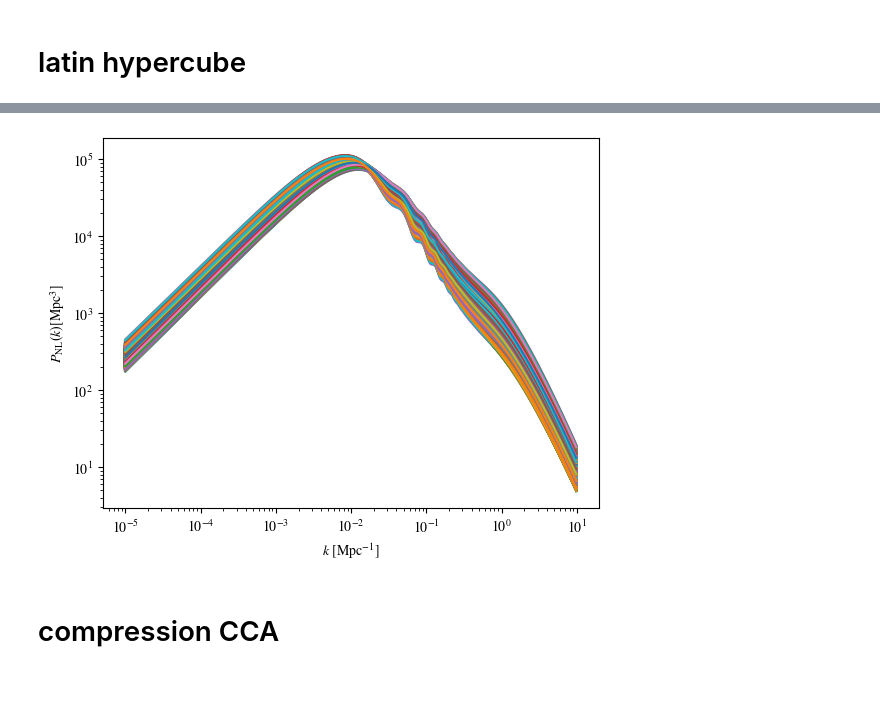
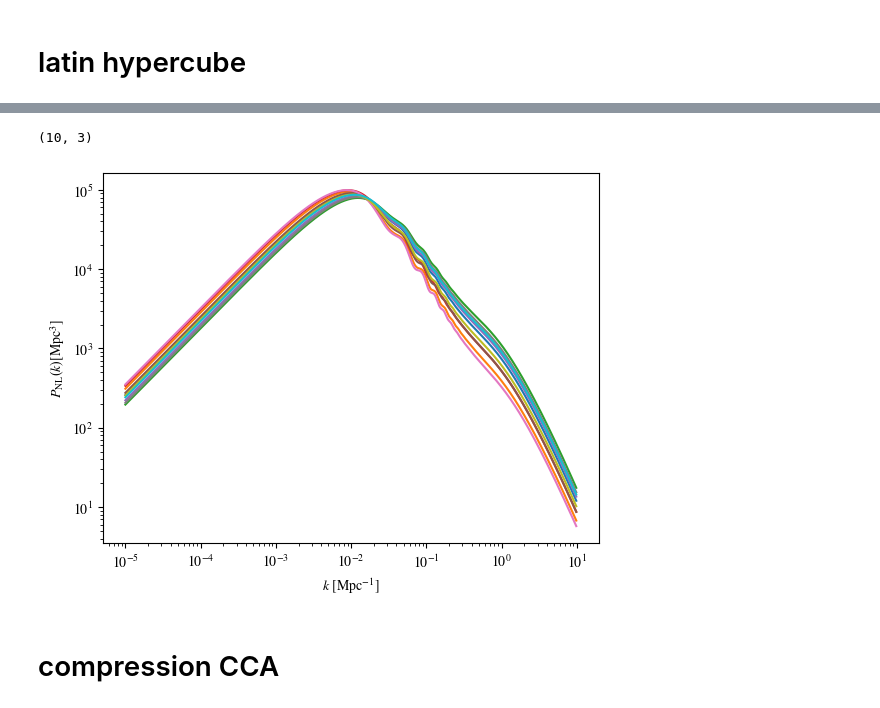
Before and after one commit to davidesciotti/AstroDat, a Jupyter notebook: power_spectrum_beth.ipynb, the cells around one changed output, grey strips where cells are left out. Saved outputs shown, nothing was run; the diff lists cells and outputs as text; code cells hidden in the pictures.

Commit message:
sbi stuff, now with 3 params

```diff
--- a/power_spectrum_beth.ipynb
+++ b/power_spectrum_beth.ipynb
@@ -75,56 +105,70 @@ bounds_dict={
 # %%
 from scipy.stats import qmc
-def HypercubeGo(cosmo_params_dict,bounds_dict,N_samples):
-    d = len(cosmo_params_dict.items()) # dimension of the parameter space.
+def HypercubeGo(params,N_samples):
+    d = len(params) # dimension of the parameter space.
     sampler = qmc.LatinHypercube(d)
     sample = sampler.random(n=N_samples)
     # change limits for each param
-    for i,item in enumerate(cosmo_params_dict.items()):
-        param=item[0]
+    for i,param in enumerate(params):
         lower_bound,upper_bound=bounds_dict[param]
         dlt=upper_bound-lower_bound
         sample[:,i]*=dlt
         sample[:,i]+=lower_bound
     return sample
 
-def MPkHypercube(i,sample):
-    params=sample[i,:]
+def MPkHypercube(i,params,sample):
+    params_full=np.zeros(len(cosmo_params_dict.items()))
+    for item_i,item in enumerate(cosmo_params_dict.items()):
+        if item[0] in params:
+            n=np.where(params==item[0])[0][0]
+            # print(n,i)
+            params_full[item_i]=sample[i,n]
+        else:
+            param=item[0]
+            # print(param,item_i)
+            params_full[item_i]=cosmo_params_dict[param]
     emulator = CPJ(probe='mpk_nonlin')
-    pred = emulator.predict(params)
+    pred = emulator.predict(params_full)
     k_range = emulator.modes
-    return k_range,pred,params
+    return k_range,pred,params_full
 # %%
 import os
-save_Pks=True
-N_samples=4012
+save_Pks=False
+N_samples=10
 N_params=8
-sample=HypercubeGo(cosmo_params_dict,bounds_dict,N_samples)
+params=np.array(['omega_b','omega_cdm','h'])
+sample=HypercubeGo(params,N_samples)
+print(np.shape(sample))
 
+# MPkHypercube(0,params,sample)
 
 fig, ax = plt.subplots()
 for i in range(N_samples):
-    k_range,pred,params=MPkHypercube(i,sample)
+
+    k_range,pred,p_values=MPkHypercube(i,params,sample)
     if save_Pks==True:
         if i==0:
             Pks=np.zeros((len(k_range),N_samples))
-            params_all=np.zeros((N_params,N_samples))
+            param_values=np.zeros((len(params),N_samples))
         Pks[:,i]=pred
-        params_all[:,i]=params
+        param_values[:,i]=sample[i,:]
+
         folder='predicted_mPks_2/'
     ax.loglog(k_range, pred, label = 'NN reconstructed, %s' %i, linestyle='-')
     ax.set_xlabel('$k$ [Mpc$^{-1}]$')
     ax.set_ylabel('$P_{\mathrm{NL}}(k) [\mathrm{Mpc}^3]$')
 if save_Pks==True:
     if not os.path.exists(folder): os.makedirs(folder)
     np.savetxt(folder+'predicted_mPks_%ssamples.dat' %N_samples,Pks)
-    np.savetxt(folder+'params_for_predicted_mPks_%ssamples.dat' %N_samples,params_all)
+    np.savetxt(folder+'params_for_predicted_mPks_%ssamples.dat' %N_samples,param_values,header='param values used to generate samples, params:'+str(params))
 
 
 
 
 # ax.legend(frameon=False,loc=1)
 # %% [output]
+(10, 3)
-[figure, old version]
+[figure, new version]
 # %% [markdown]
 # compression CCA
 # %%
```
Also changed, not shown: parts of 26 cells of this notebook.
